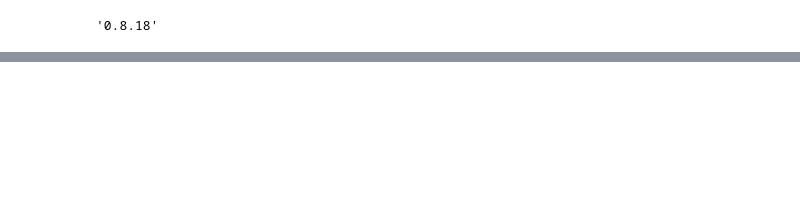
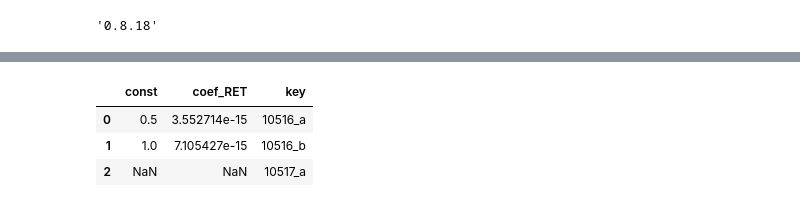
Before and after one commit to whoopnip/dero, a Jupyter notebook: Testing Scratchbook 2.ipynb, the cells around one changed output, grey strips where cells are left out. Saved outputs shown, nothing was run; the diff lists cells and outputs as text; code cells hidden in the pictures; blank space fills up the shorter version.

```diff
--- a/Testing Scratchbook 2.ipynb
+++ b/Testing Scratchbook 2.ipynb
@@ -110,0 +412,8 @@ result = crsp.pull_crsp(df_datetime, freq='d', get=['RET'],
+# %%
+
+dero.pandas.reg_by(indf, 'weight', 'RET', 'key')
+# %% [output]
+|  | const | coef_RET | key |
+| 0 | 0.5 | 3.552714e-15 | 10516_a |
+| 1 | 1.0 | 7.105427e-15 | 10516_b |
+| 2 | NaN | NaN | 10517_a |
```
Also changed, not shown: parts of 40 cells of this notebook, 1 other file.
